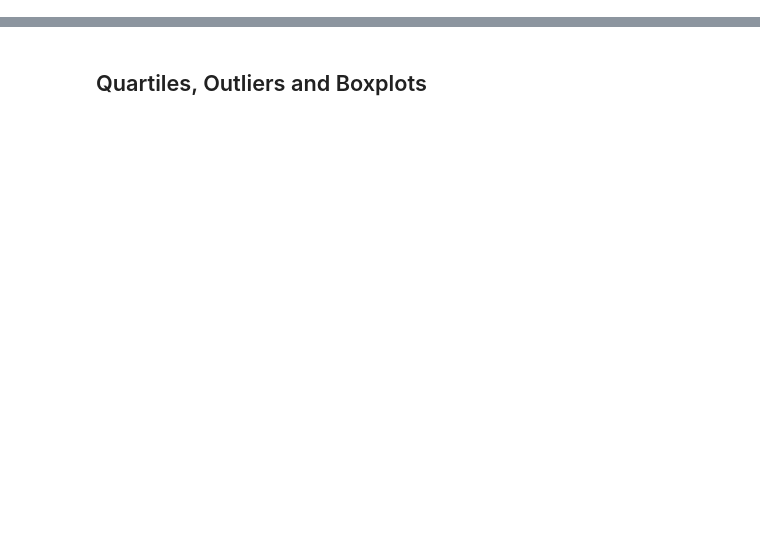
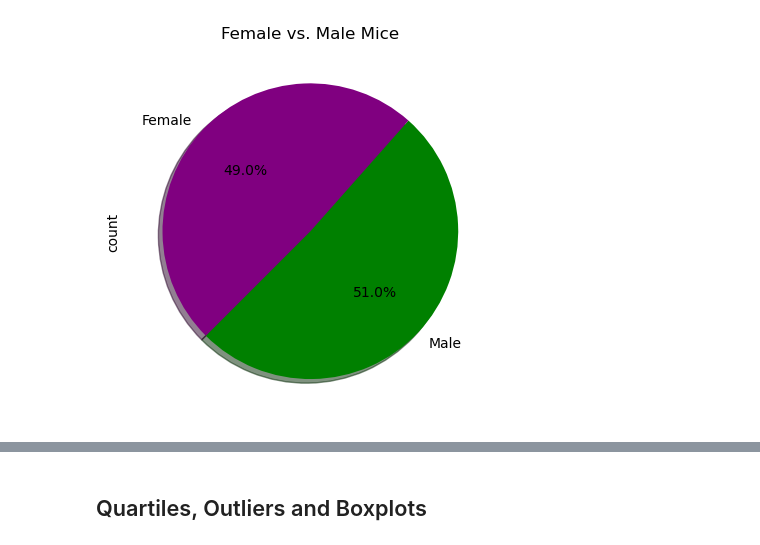
Before and after one commit to ASPigman/matplotlib_challenge, a Jupyter notebook: Pymaceuticals/pymaceuticals.ipynb, the cells around one changed output, grey strips where cells are left out. Cells and saved outputs as stored; diff of their text form; code cells hidden in the pictures; blank space fills up the shorter version.

```diff
--- a/Pymaceuticals/pymaceuticals.ipynb
+++ b/Pymaceuticals/pymaceuticals.ipynb
@@ -54,2 +162,13 @@ study_results = pd.read_csv(study_results_path)
+# %%
+# Generate a pie plot showing the distribution of female versus male mice using Pandas
+
+# Using value_counts() allows me to find the proportion of sexes of the population of mice in the study.
+sex_data = mouse_study_cleaned["Sex"].value_counts()
+colors = ["green", "purple"]
+sex_data.plot.pie(autopct= "%1.1f%%", shadow=True, startangle=225, colors=colors)
+plt.title("Female vs. Male Mice")
+plt.show()
+# %% [output]
+[figure, added]
 # %%
 # Generate a pie plot showing the distribution of female versus male mice using pyplot
```
Also changed, not shown: parts of 18 cells of this notebook.
